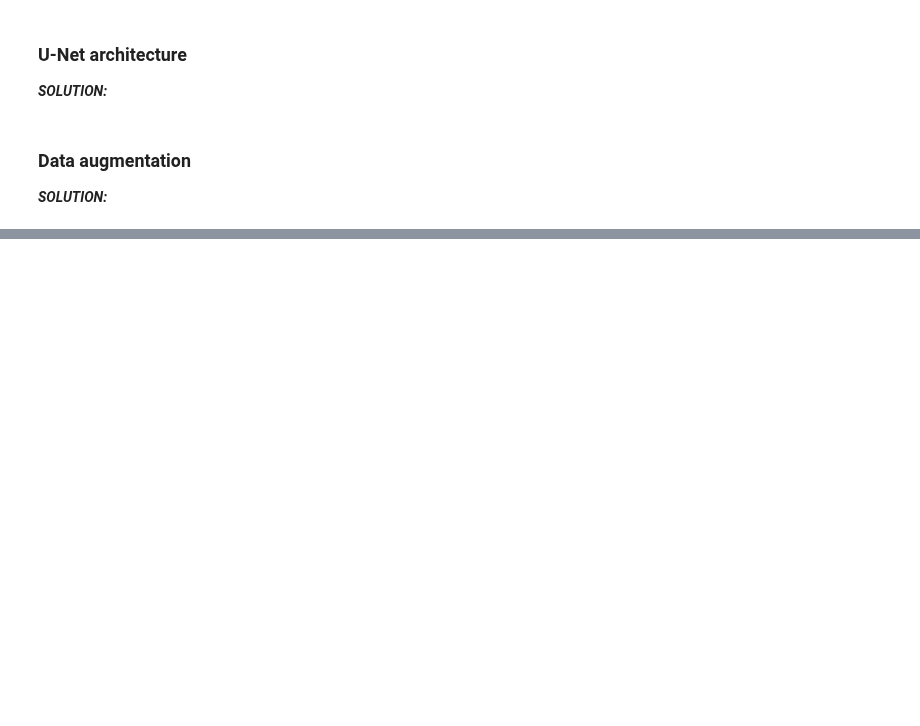
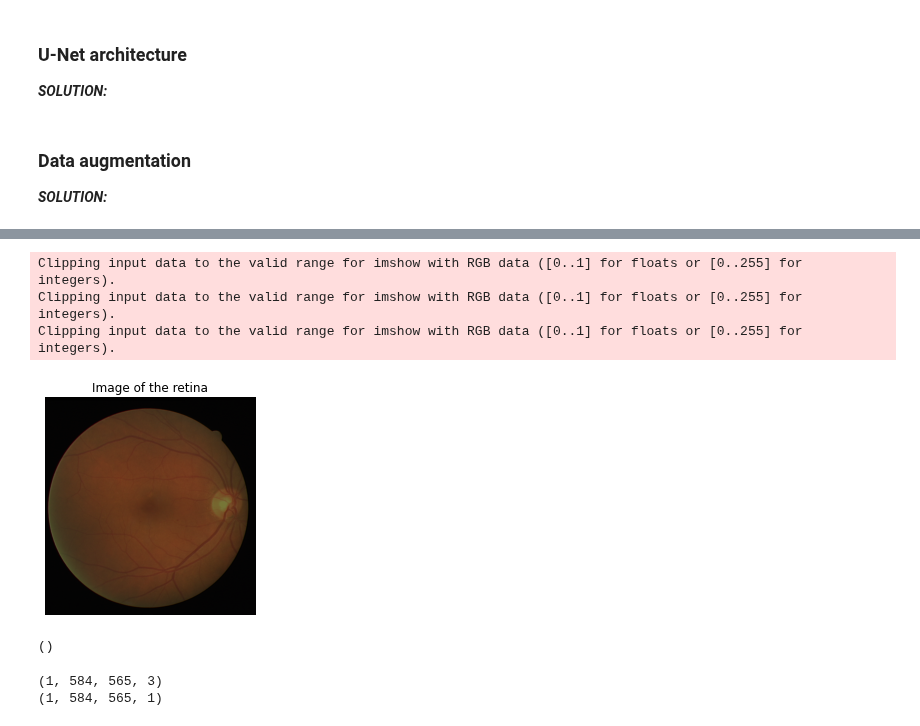
Before and after one commit to YLaret/8dm50-machine-learning, a Jupyter notebook: practicals/week_4.ipynb, the cells around one changed output, grey strips where cells are left out. Drawn from its saved outputs; the diff is of its cells as text; code cells hidden in the pictures; blank space fills up the shorter version.

```diff
--- a/practicals/week_4.ipynb
+++ b/practicals/week_4.ipynb
@@ -431,33 +496,46 @@ val_images, val_masks, val_segmentations = preprocessing(
     val_masks,
     val_segmentations,
     desired_shape=(584, 584))
+# %%
+import os
+from unet_model import unet
+from unet_utils import datagenerator
+from tensorflow.keras.models import load_model
+from tensorflow.keras.optimizers import Adam, SGD
+from tensorflow.keras.callbacks import EarlyStopping, ModelCheckpoint, ReduceLROnPlateau
+import random
+
+# use a single training image, to better demonstrate the effects of data augmentation
+X_train, y_train = np.expand_dims(train_images[0], axis=0), np.expand_dims(train_segmentations[0], axis=0)
+
+# add new samples from original sample with random brightness
+N_mean = 5
+
+new_training_x = []
+new_training_y =  []
+
+for n in range(N_mean):
+    rFac = random.uniform(0.3, 3)
+    tmp_smple = X_train[0,:,:,:]*rFac
+    tmp_target = y_train[0,:,:,:]
+    new_training_x.append(tmp_smple)
+    new_training_y.append(y_train[0])
+    plt.title("Image of the retina")
+    plt.axis('off')
+    plt.imshow(tmp_smple)
+
+new_training_x = np.stack(new_training_x, axis=0)
+new_training_y = np.stack(new_training_y, axis=0)
+# %% [output]
+Clipping input data to the valid range for imshow with RGB data ([0..1] for floats or [0..255] for integers).
+Clipping input data to the valid range for imshow with RGB data ([0..1] for floats or [0..255] for integers).
+Clipping input data to the valid range for imshow with RGB data ([0..1] for floats or [0..255] for integers).
+[figure, added]
+# %%
+np.shape(new_training_x)
+# %% [output]
+()
 # %%
-import os
-from unet_model import unet
-from unet_utils import datagenerator
-from keras.models import load_model
-from keras.optimizers import Adam, SGD
-from keras.callbacks import EarlyStopping, ModelCheckpoint, ReduceLROnPlateau
-
-# use a single training image, to better demonstrate the effects of data augmentation
-X_train, y_train = np.expand_dims(train_images[0], axis=0), np.expand_dims(train_segmentations[0], axis=0)
-
-# add new samples from original sample with random brightness
-N_mean = 5
-# limit deviation
-rMax = 0.5
-# bias point for random scaling
-rBias = 0.75
-for n in range(N_mean):
-    rFac = rBias * rMax*np.random.rand()
-    tmp_smple = X_train[0,:,:,:]*rFac
-    tmp_target = y_train[0,:,:,:]
-    X_train = np.append(X_train,tmp_smple[np.newaxis,:,:,:],axis=0)
-    y_train = np.append(y_train,tmp_target[np.newaxis,:,:,:],axis=0)
-
-# add new samples from oringal sample with random brightness per channel
-N_channel = 5
-
 print(X_train.shape)
 print(y_train.shape)
 
@@ -477,12 +555,12 @@ patches_per_im = 200
 # initialize model
 model = unet(input_shape=(None, None, 3), depth=depth, channels=channels, batchnorm=use_batchnorm)
 
-# print a summary of the model
-# model.summary(line_length=120)
-
 # compile the model
 model.compile(loss='binary_crossentropy', optimizer=Adam(), metrics=['accuracy'])
 
 # stop the training if the validation loss does not increase for 15 consecutive epochs
 early_stopping = EarlyStopping(monitor='val_loss', patience=15, restore_best_weights=True)
+# %% [output]
+(1, 584, 565, 3)
+(1, 584, 565, 1)
 # %%
```
Also changed, not shown: parts of 8 cells of this notebook.
